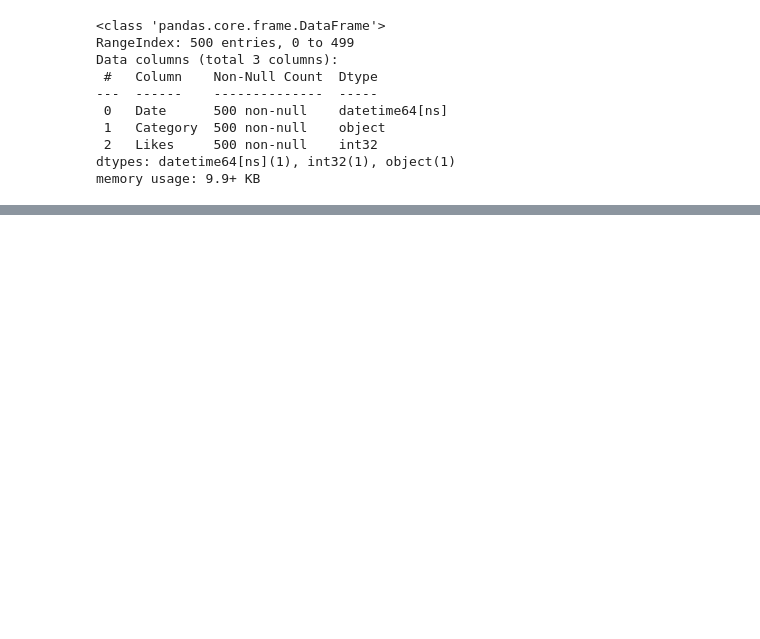
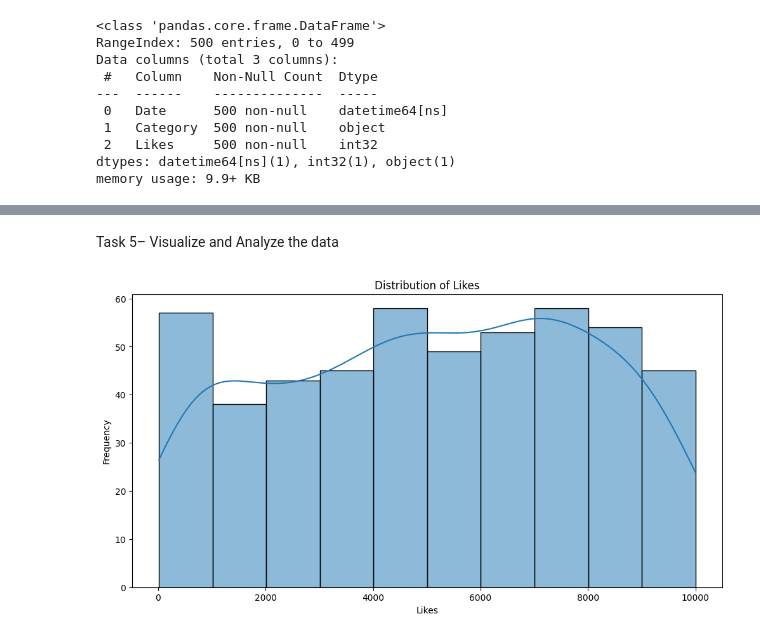
Before and after one commit to Farbodkhm/Clean-and-analyze-social-media-usage-data-with-Python---Coursera, a Jupyter notebook: main.ipynb, the cells around one changed output, grey strips where cells are left out. Cells and saved outputs as stored; diff of their text form; code cells hidden in the pictures; blank space fills up the shorter version.

Commit message:
Task 5 finished

```diff
--- a/main.ipynb
+++ b/main.ipynb
@@ -68,0 +98,3 @@ Name: Category, dtype: int64
+# %%
+data['Date'] = pd.to_datetime(data['Date'])
+data['Likes'] = data['Likes'].astype(int)
@@ -68,0 +123,12 @@ Name: Category, dtype: int64
+# %% [markdown]
+Task 5– Visualize and Analyze the data
+# %%
+# histogram of likes
+plt.figure(figsize=(12, 6))
+sns.histplot(data['Likes'], kde=True)
+plt.title('Distribution of Likes')
+plt.xlabel('Likes')
+plt.ylabel('Frequency')
+plt.show()
+# %% [output]
+[figure, added]
```
Also changed, not shown: parts of 13 cells of this notebook.
